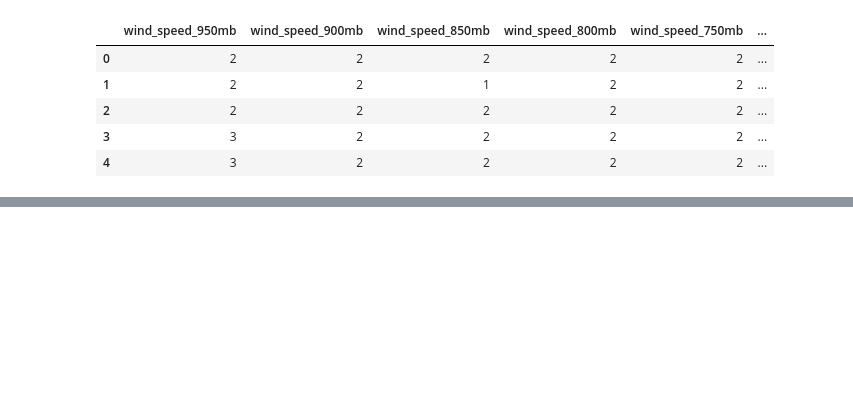
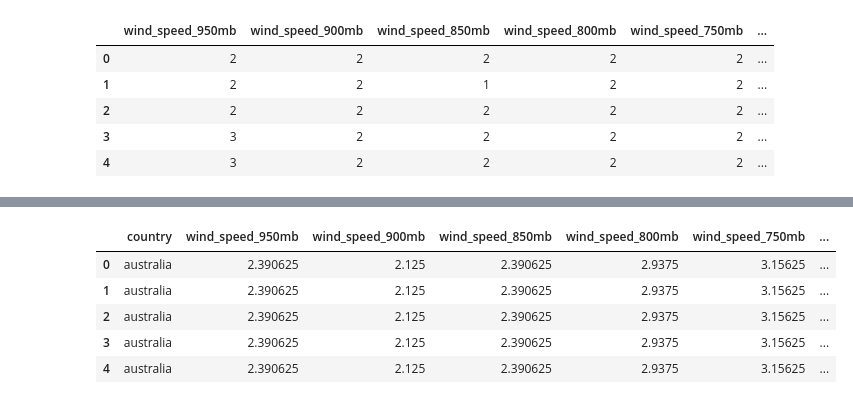
Before and after one commit to Adalab/DA-promoC-modulo2-sprint2-IreneVanna, a Jupyter notebook: ETL/ETL-II.ipynb, the cells around one changed output, grey strips where cells are left out. Drawn from its saved outputs; the diff is of its cells as text; code cells hidden in the pictures; blank space fills up the shorter version.

```diff
--- a/ETL/ETL-II.ipynb
+++ b/ETL/ETL-II.ipynb
@@ -145,0 +156,13 @@ df_clima = df_clima.drop(["rh_profile", "wind_profile"], axis=1) #Borramos las c
+# %%
+
+
+df_final = pd.merge(df_group, df_attack, how="inner", right_on="country", left_on="country")
+# %%
+df_final.head(5)
+# %% [output]
+|  | country | wind_speed_950mb | wind_speed_900mb | wind_speed_850mb | wind_speed_800mb | wind_speed_750mb | ... |
+| 0 | australia | 2.390625 | 2.125 | 2.390625 | 2.9375 | 3.15625 | ... |
+| 1 | australia | 2.390625 | 2.125 | 2.390625 | 2.9375 | 3.15625 | ... |
+| 2 | australia | 2.390625 | 2.125 | 2.390625 | 2.9375 | 3.15625 | ... |
+| 3 | australia | 2.390625 | 2.125 | 2.390625 | 2.9375 | 3.15625 | ... |
+| 4 | australia | 2.390625 | 2.125 | 2.390625 | 2.9375 | 3.15625 | ... |
```
Also changed, not shown: parts of 2 cells of this notebook.
